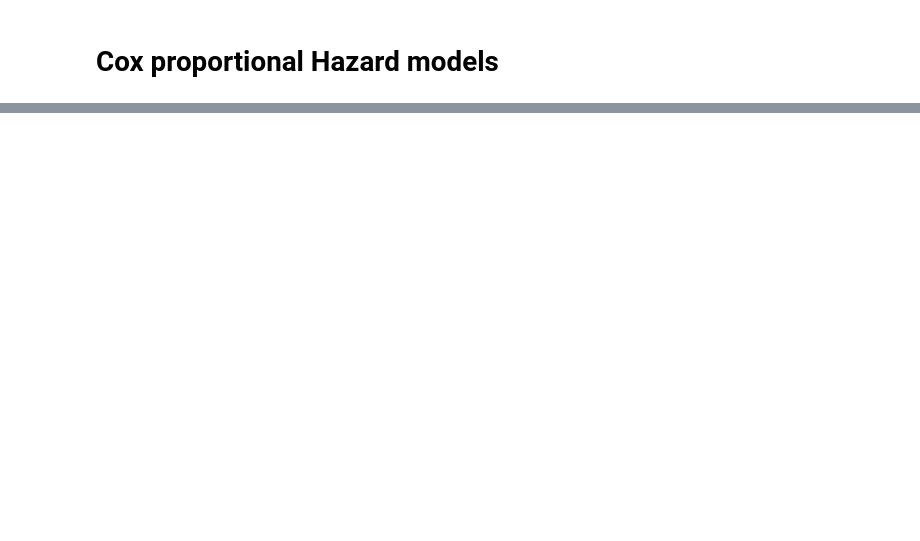
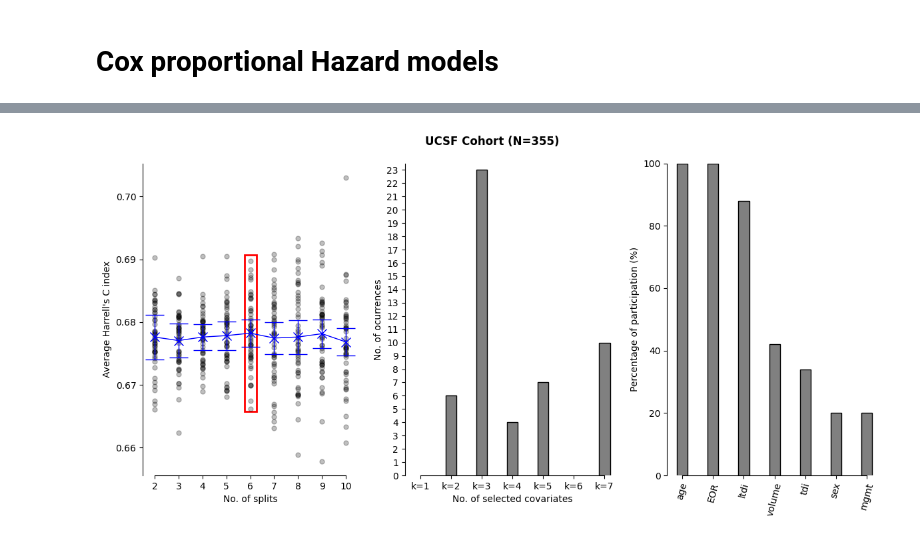
Before and after one commit to JoanSano/NormWM_4_Glioblastoma, a Jupyter notebook: UCSF-PDGM/multivariate_survival.ipynb, the cells around one changed output, grey strips where cells are left out. Drawn from its saved outputs; the diff is of its cells as text; code cells hidden in the pictures; blank space fills up the shorter version.

```diff
--- a/UCSF-PDGM/multivariate_survival.ipynb
+++ b/UCSF-PDGM/multivariate_survival.ipynb
@@ -128,0 +918,100 @@ Confidence intervals are for the hazard ratios
+# %%
+def Harrell_C_index(X, y):
+    n_features = X.shape[1]
+    Cscores = np.empty(n_features)
+    m = CoxPHSurvivalAnalysis()
+    for j in range(n_features):
+        Xj = X[:, j : j + 1]
+        m.fit(Xj, y)
+        Cscores[j] = m.score(Xj, y)
+    return Cscores
+
+pipe = Pipeline(
+    [
+        ("select", SelectKBest(Harrell_C_index)),
+        ("model", CoxPHSurvivalAnalysis()),
+    ]
+)
+splits = range(2,11) # 10
+runs = 50 # 50
+
+# Features to consider in the order determined by their respective importances (execute cell above)
+covariates = ["sex", "age", "ltdi", "tdi", "volume", "mgmt", "EOR"]
+covariates = [covariates[ii] for ii in np.argsort(HarrellCindex)[::-1]]
+data = DATA[covariates+["OS","status"]].dropna()
+OS_STATS = np.array([(st, oss) for st,oss in zip(data["status"],data["OS"])], dtype=[('event', 'bool'),('time', '<f4')])
+features = data[covariates]
+
+# Feature selection workflow
+param_grid = {"select__k": np.arange(1, len(covariates)+1)}
+mean_test = np.zeros((runs, len(splits)))
+k_best_results = np.zeros((runs, len(splits)))
+fig, ax = plt.subplots(1,3, figsize=(12,6))
+for tt in tqdm(range(runs), desc=f"Select K features workflow"):
+    for i, spl in enumerate(splits):
+        cv = KFold(n_splits=spl, shuffle=True, random_state=None) # Assign a given random state if you want to ensure reproducibility
+        gcv = GridSearchCV(pipe, param_grid, return_train_score=True, cv=cv)
+        gcv.fit(features, OS_STATS)
+        results = pd.DataFrame(gcv.cv_results_).sort_values(by="mean_test_score", ascending=False)
+        mean_test[tt,i] = results["mean_test_score"].values.max()
+        k_best_results[tt,i] = results["param_select__k"].values[0]
+        ax[0].plot(spl, mean_test[tt,i], 'o', color='black', alpha=0.25, markersize=5)
+
+
+best_split = splits[mean_test.mean(axis=0).argmax()]-2
+k_feat, feature_counts = np.unique(k_best_results[:,best_split], return_counts=True)
+ax[0].errorbar(splits, mean_test.mean(axis=0), yerr=mean_test.std(axis=0)/np.sqrt(splits), linestyle='-', color='blue', linewidth=1, fmt='x',markersize=10, capsize=10)
+rect = patches.Rectangle((best_split+1.75, mean_test.mean(axis=0).max()-.0125), 0.5, 0.025, linewidth=2, edgecolor='r', facecolor='none')
+ax[0].add_patch(rect)
+ax[0].spines[["top","right"]].set_visible(False)
+ax[0].set_xticks(splits)
+ax[0].set_xticklabels(splits)
+ax[0].set_xlim([splits[0]-.5, splits[-1]+.5])
+ax[0].set_xlabel("No. of splits")
+ax[0].set_ylabel("Average Harrell's C index")
+ax[0].spines['bottom'].set_bounds(splits[0], splits[-1])
+ax[1].bar(
+    k_feat,
+    feature_counts,
+    edgecolor="black",
+    color="gray",
+    width=.35
+)
+ax[1].spines[["top","right"]].set_visible(False)
+ax[1].set_xlim([.5,features.shape[-1]+.5])
+ax[1].set_xticks(range(1,features.shape[-1]+1))
+ax[1].set_xticklabels([f"k={ii}" for ii in range(1,features.shape[-1]+1)])
+ax[1].set_ylabel("No. of ocurrences")
+ax[1].set_xlabel("No. of selected covariates")
+ax[1].spines['bottom'].set_bounds(1,features.shape[-1])
+ax[1].set_ylim([0, max(feature_counts)+.5])
+ax[1].set_yticks(range(0,max(feature_counts)+1))
+ax[1].set_yticklabels(range(0,max(feature_counts)+1))
+feature_participation = np.zeros((len(covariates),)) # Same order as in labels
+for i in range(len(k_feat)):
+    k_fs = int(k_feat[i])
+    for j in range(k_fs):
+        feature_participation[j] += feature_counts[i]
+
+ax[2].bar(
+    range(1,features.shape[-1]+1),
+    100*feature_participation/runs,
+    edgecolor="black",
+    color="gray",
+    width=.35
+)
+ax[2].spines[["top","right"]].set_visible(False)
+ax[2].set_xlim([.5,features.shape[-1]+.5])
+ax[2].set_xticks(range(1,features.shape[-1]+1))
+ax[2].set_xticklabels(covariates, rotation=75)
+ax[2].set_ylabel("Percentage of participation (%)")
+ax[2].spines['bottom'].set_bounds(1,features.shape[-1])
+ax[2].set_ylim([0, 100])
+ax[2].set_yticks([0,20,40,60,80,100])
+ax[2].set_yticklabels([0,20,40,60,80,100])
+
+fig.suptitle(f"UCSF Cohort (N={len(data)})", fontsize=12, fontweight='bold')
+fig.tight_layout()
+fig.savefig(os.path.join(figs_folder, f"Feature-selection.{fmt}"), dpi=dpi, format=fmt)
+# %% [output]
+[figure, added]
```
Also changed, not shown: parts of 79 cells of this notebook, 3 other files.
